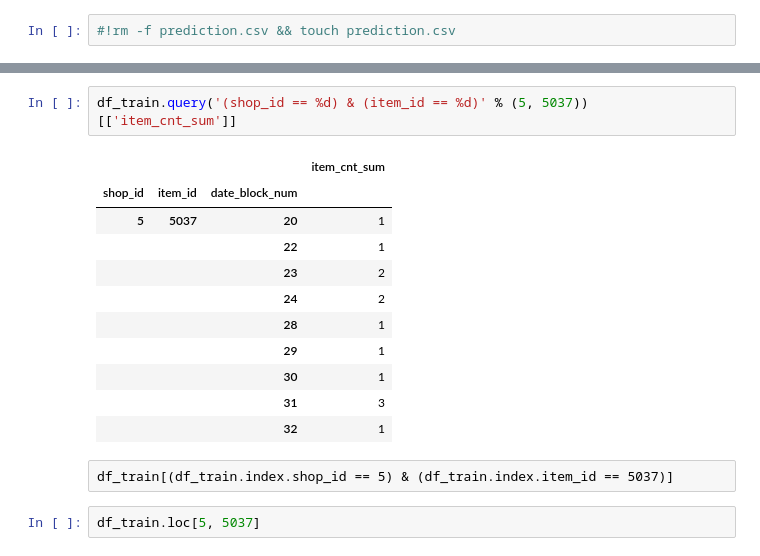
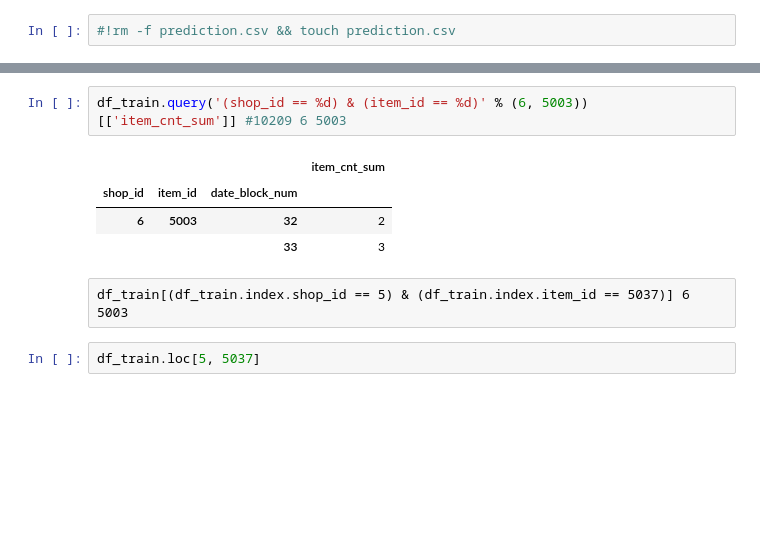
Before and after one commit to hjort/ai-labs, a Jupyter notebook: jupyter/sales-russia/42-Sales_Russia-Predictive_Model-Time_Series.ipynb, the cells around one changed output, grey strips where cells are left out. Drawn from its saved outputs; the diff is of its cells as text; blank space fills up the shorter version.

```diff
--- a/jupyter/sales-russia/42-Sales_Russia-Predictive_Model-Time_Series.ipynb
+++ b/jupyter/sales-russia/42-Sales_Russia-Predictive_Model-Time_Series.ipynb
@@ -419,19 +413,12 @@ outfile.close()
 # %%
-df_train.query('(shop_id == %d) & (item_id == %d)' % (5, 5037))[['item_cnt_sum']]
+df_train.query('(shop_id == %d) & (item_id == %d)' % (6, 5003))[['item_cnt_sum']] #10209 6 5003
 # %% [output]
 |  |  |  | item_cnt_sum |
 | shop_id | item_id | date_block_num |  |
-| 5 | 5037 | 20 | 1 |
-|  |  | 22 | 1 |
-|  |  | 23 | 2 |
-|  |  | 24 | 2 |
-|  |  | 28 | 1 |
-|  |  | 29 | 1 |
-|  |  | 30 | 1 |
-|  |  | 31 | 3 |
-|  |  | 32 | 1 |
+| 6 | 5003 | 32 | 2 |
+|  |  | 33 | 3 |
 # %% [raw]
-df_train[(df_train.index.shop_id == 5) & (df_train.index.item_id == 5037)]
+df_train[(df_train.index.shop_id == 5) & (df_train.index.item_id == 5037)] 6 5003
 # %%
 df_train.loc[5, 5037]
 # %% [output]
```
Also changed, not shown: parts of 4 cells of this notebook, 1 other file.
